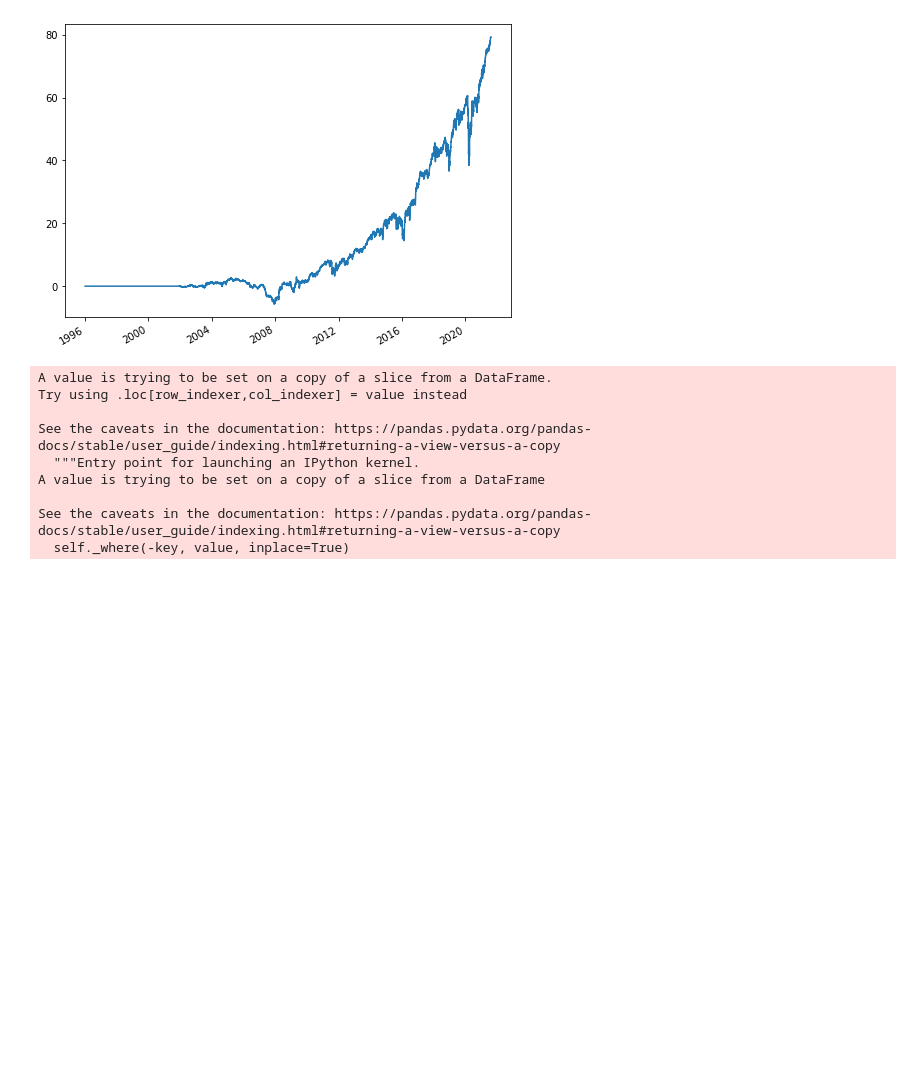
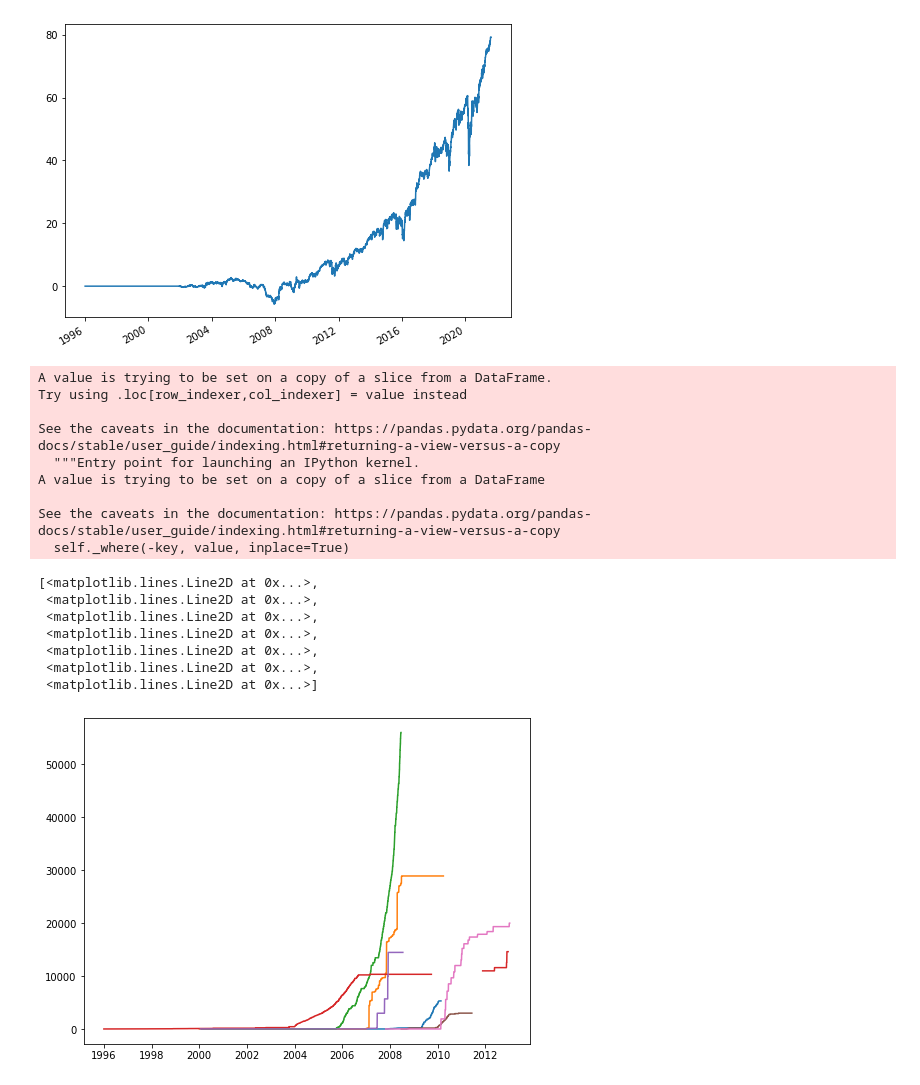
Before and after one commit to lkrenn/SP500_NLP_Project, a Jupyter notebook: Step3-Portfolio_Construction/1-Cosine_Similarity_1a.ipynb, the cells around one changed output. Cells and saved outputs as stored; diff of their text form; code cells hidden in the pictures; blank space fills up the shorter version.

```diff
--- a/Step3-Portfolio_Construction/1-Cosine_Similarity_1a.ipynb
+++ b/Step3-Portfolio_Construction/1-Cosine_Similarity_1a.ipynb
@@ -320,3 +320,15 @@ A value is trying to be set on a copy of a slice from a DataFrame
 
 See the caveats in the documentation: https://pandas.pydata.org/pandas-docs/stable/user_guide/indexing.html#returning-a-view-versus-a-copy
   self._where(-key, value, inplace=True)
+# %%
+plt.figure(figsize=(8,6))
+plt.plot(rets.iloc[:,np.abs([x for x in rets.fillna(0).cumsum().ffill().iloc[-1]]) > 500].cumsum())
+# %% [output]
+[<matplotlib.lines.Line2D at 0x...>,
+ <matplotlib.lines.Line2D at 0x...>,
+ <matplotlib.lines.Line2D at 0x...>,
+ <matplotlib.lines.Line2D at 0x...>,
+ <matplotlib.lines.Line2D at 0x...>,
+ <matplotlib.lines.Line2D at 0x...>,
+ <matplotlib.lines.Line2D at 0x...>]
+[figure, added]
```
Also changed, not shown: parts of 16 cells of this notebook.
